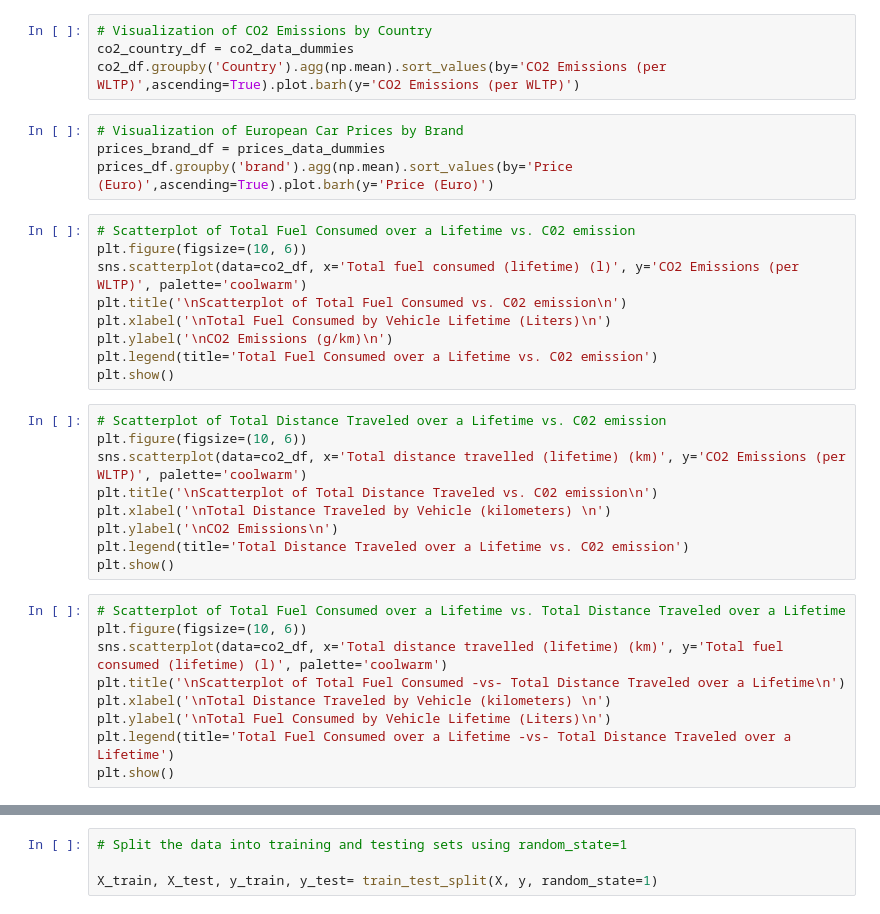
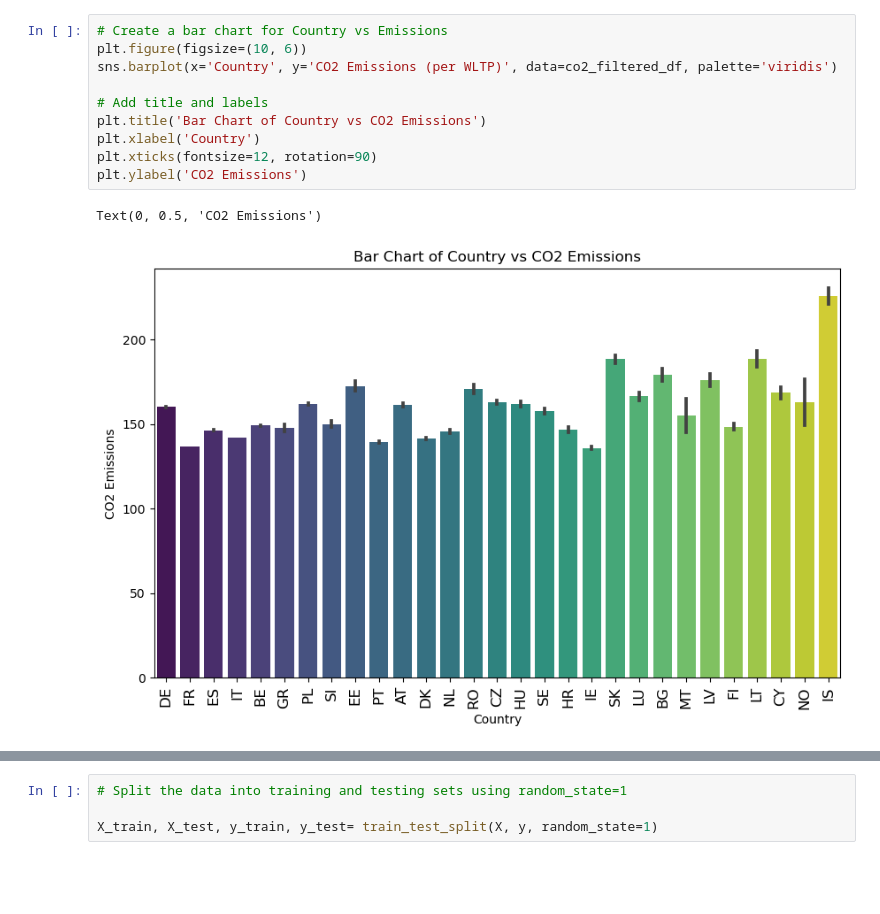
Before and after one commit to algjor/CO2-emissions, a Jupyter notebook: proj_3_CO2_emissions.ipynb, the cells around one changed output, grey strips where cells are left out. Cells and saved outputs as stored; diff of their text form; blank space fills up the shorter version.

```diff
--- a/proj_3_CO2_emissions.ipynb
+++ b/proj_3_CO2_emissions.ipynb
@@ -90,35 +245,13 @@ co2_df.groupby('brand').agg(np.mean).sort_values(by='CO2 Emissions (per WLTP)',a
-# %%
-# Visualization of CO2 Emissions by Country
-co2_country_df = co2_data_dummies
-co2_df.groupby('Country').agg(np.mean).sort_values(by='CO2 Emissions (per WLTP)',ascending=True).plot.barh(y='CO2 Emissions (per WLTP)')
-# %%
-# Visualization of European Car Prices by Brand
-prices_brand_df = prices_data_dummies
-prices_df.groupby('brand').agg(np.mean).sort_values(by='Price (Euro)',ascending=True).plot.barh(y='Price (Euro)')
-# %%
-# Scatterplot of Total Fuel Consumed over a Lifetime vs. C02 emission
-plt.figure(figsize=(10, 6))
-sns.scatterplot(data=co2_df, x='Total fuel consumed (lifetime) (l)', y='CO2 Emissions (per WLTP)', palette='coolwarm')
-plt.title('\nScatterplot of Total Fuel Consumed vs. C02 emission\n')
-plt.xlabel('\nTotal Fuel Consumed by Vehicle Lifetime (Liters)\n')
-plt.ylabel('\nCO2 Emissions (g/km)\n')
-plt.legend(title='Total Fuel Consumed over a Lifetime vs. C02 emission')
-plt.show()
-# %%
-# Scatterplot of Total Distance Traveled over a Lifetime vs. C02 emission
-plt.figure(figsize=(10, 6))
-sns.scatterplot(data=co2_df, x='Total distance travelled (lifetime) (km)', y='CO2 Emissions (per WLTP)', palette='coolwarm')
-plt.title('\nScatterplot of Total Distance Traveled vs. C02 emission\n')
-plt.xlabel('\nTotal Distance Traveled by Vehicle (kilometers) \n')
-plt.ylabel('\nCO2 Emissions\n')
-plt.legend(title='Total Distance Traveled over a Lifetime vs. C02 emission')
-plt.show()
-# %%
-# Scatterplot of Total Fuel Consumed over a Lifetime vs. Total Distance Traveled over a Lifetime
-plt.figure(figsize=(10, 6))
-sns.scatterplot(data=co2_df, x='Total distance travelled (lifetime) (km)', y='Total fuel consumed (lifetime) (l)', palette='coolwarm')
-plt.title('\nScatterplot of Total Fuel Consumed -vs- Total Distance Traveled over a Lifetime\n')
-plt.xlabel('\nTotal Distance Traveled by Vehicle (kilometers) \n')
-plt.ylabel('\nTotal Fuel Consumed by Vehicle Lifetime (Liters)\n')
-plt.legend(title='Total Fuel Consumed over a Lifetime -vs- Total Distance Traveled over a Lifetime')
-plt.show()
+# %%
+# Create a bar chart for Country vs Emissions
+plt.figure(figsize=(10, 6))
+sns.barplot(x='Country', y='CO2 Emissions (per WLTP)', data=co2_filtered_df, palette='viridis')
+
+# Add title and labels
+plt.title('Bar Chart of Country vs CO2 Emissions')
+plt.xlabel('Country')
+plt.xticks(fontsize=12, rotation=90)
+plt.ylabel('CO2 Emissions')
+# %% [output]
+Text(0, 0.5, 'CO2 Emissions')
+[figure, added]
```
Also changed, not shown: parts of 48 cells of this notebook, 5 other files.
